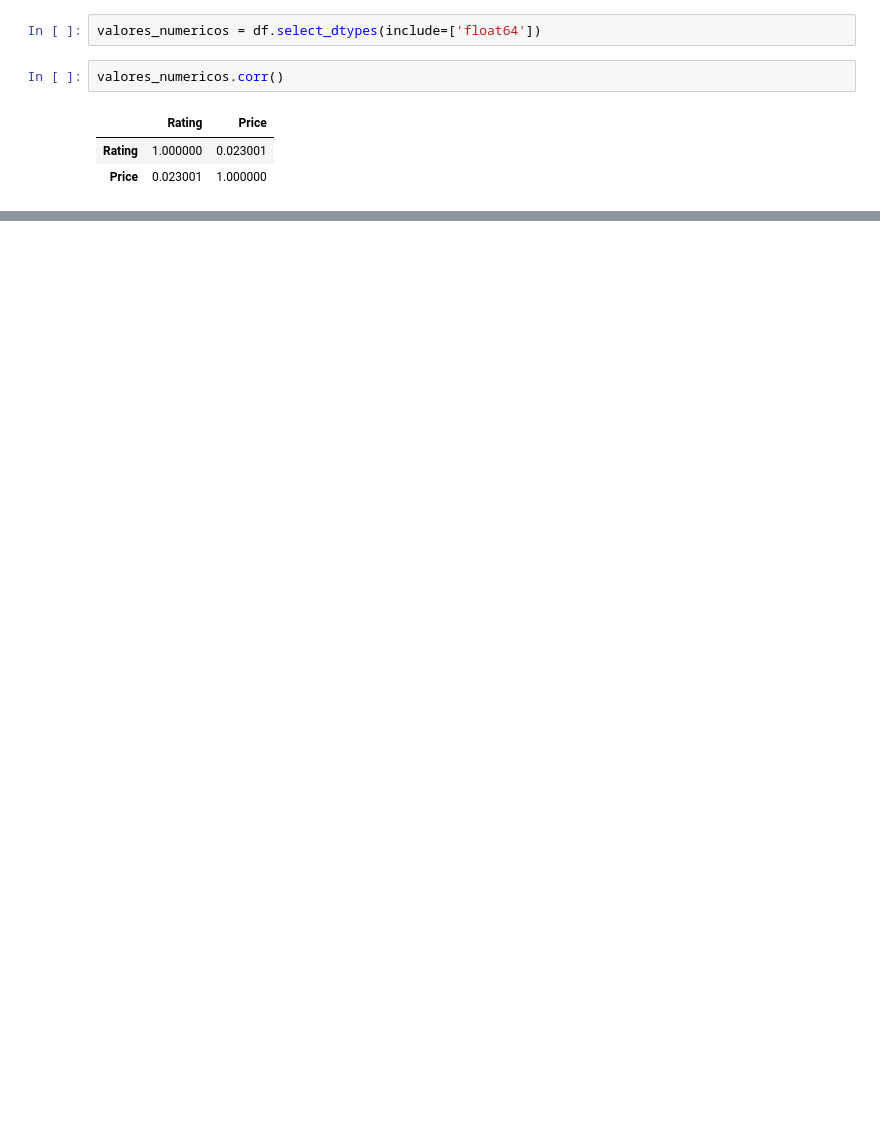
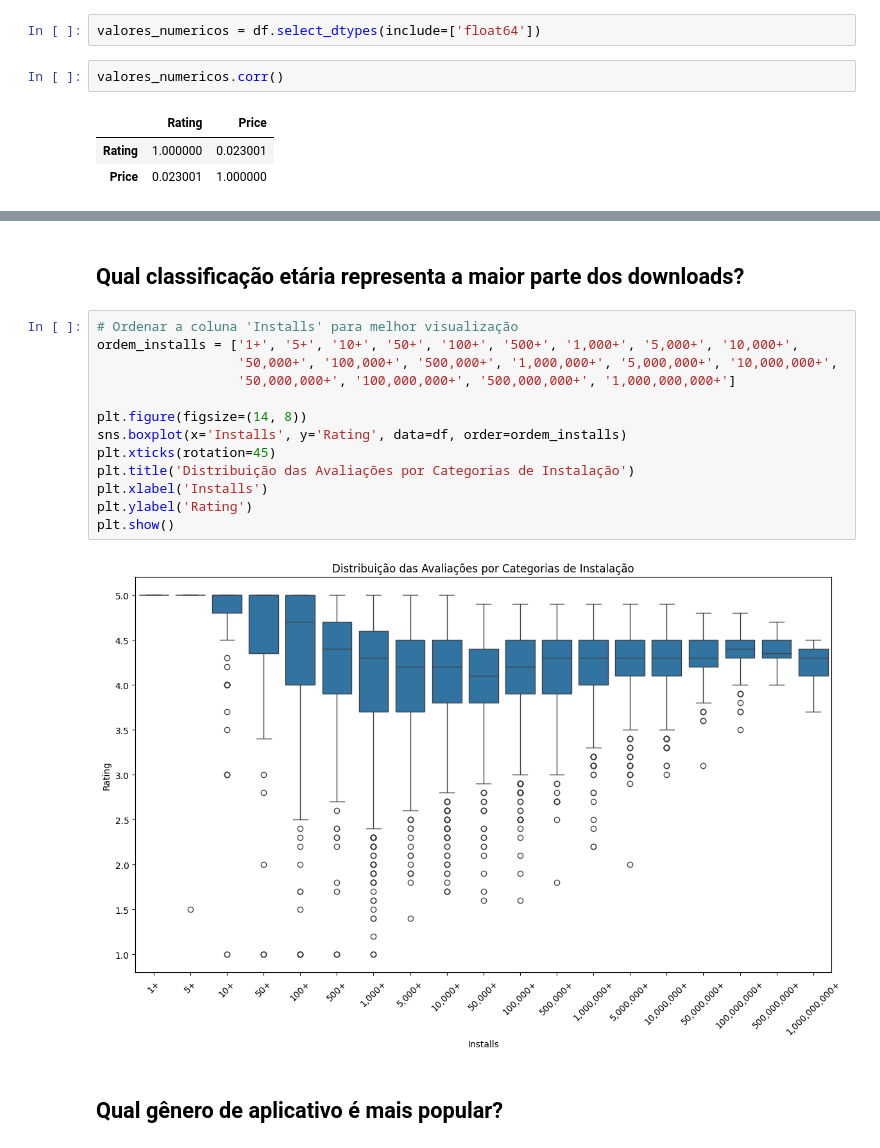
Before and after one commit to AlvaroSampaio/Google-play-store-apps, a Jupyter notebook: notebooks/02-EDA.ipynb, the cells around one changed output, grey strips where cells are left out. Drawn from its saved outputs; the diff is of its cells as text; blank space fills up the shorter version.

```diff
--- a/notebooks/02-EDA.ipynb
+++ b/notebooks/02-EDA.ipynb
@@ -118,0 +130,19 @@ plt.show()
+# %% [markdown]
+## Qual classificação etária representa a maior parte dos downloads?
+# %%
+# Ordenar a coluna 'Installs' para melhor visualização
+ordem_installs = ['1+', '5+', '10+', '50+', '100+', '500+', '1,000+', '5,000+', '10,000+',
+                  '50,000+', '100,000+', '500,000+', '1,000,000+', '5,000,000+', '10,000,000+',
+                  '50,000,000+', '100,000,000+', '500,000,000+', '1,000,000,000+']
+
+plt.figure(figsize=(14, 8))
+sns.boxplot(x='Installs', y='Rating', data=df, order=ordem_installs)
+plt.xticks(rotation=45)
+plt.title('Distribuição das Avaliações por Categorias de Instalação')
+plt.xlabel('Installs')
+plt.ylabel('Rating')
+plt.show()
+# %% [output]
+[figure, added]
+# %% [markdown]
+## Qual gênero de aplicativo é mais popular?
```
Also changed, not shown: parts of 11 cells of this notebook.
